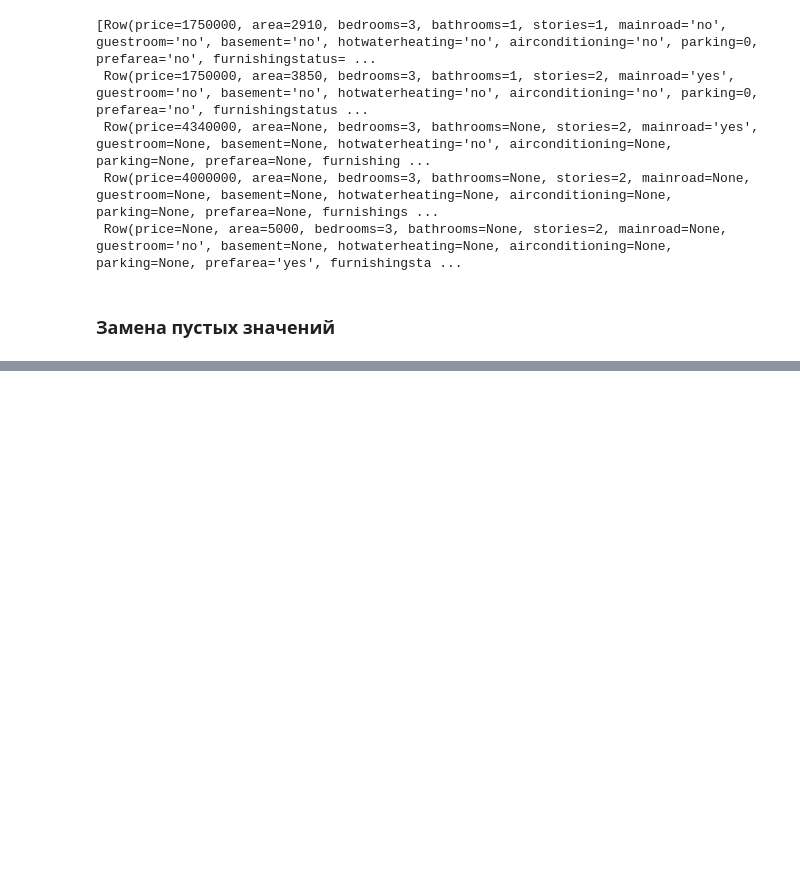
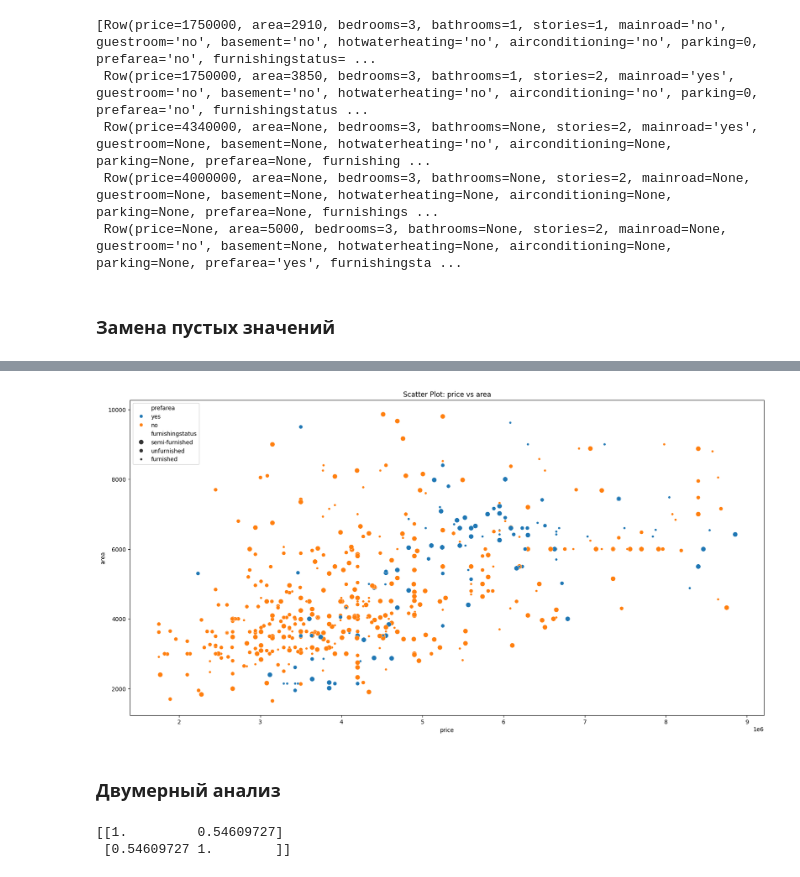
Before and after one commit to nikitazhuikov/Kaggle, a Jupyter notebook: EDA_house_pricing.ipynb, the cells around one changed output, grey strips where cells are left out. Cells and saved outputs as stored; diff of their text form; code cells hidden in the pictures; blank space fills up the shorter version.

```diff
--- a/EDA_house_pricing.ipynb
+++ b/EDA_house_pricing.ipynb
@@ -136,0 +288,20 @@ df.na.fill({'price': 4340000, 'area': 4600, 'bedrooms': 2, 'bathrooms': 1, 'stor
+# %%
+plt.figure(figsize=(20, 10))
+sns.scatterplot(x='price', y='area', hue= 'prefarea', data=prices,size='furnishingstatus')
+plt.title('Scatter Plot: price vs area')
+plt.show()
+# %% [output]
+[figure, added]
+# %% [markdown]
+### Двумерный анализ
+# %%
+# Assemble numerical columns into a vector
+assembler = VectorAssembler(inputCols=['price','area'], outputCol="features")
+df_vector = assembler.transform(df).select("features")
+
+# Compute correlation matrix
+correlation_matrix = Correlation.corr(df_vector, "features").collect()[0][0]
+print(correlation_matrix.toArray())
+# %% [output]
+[[1.         0.54609727]
+ [0.54609727 1.        ]]
```
Also changed, not shown: parts of 21 cells of this notebook.
